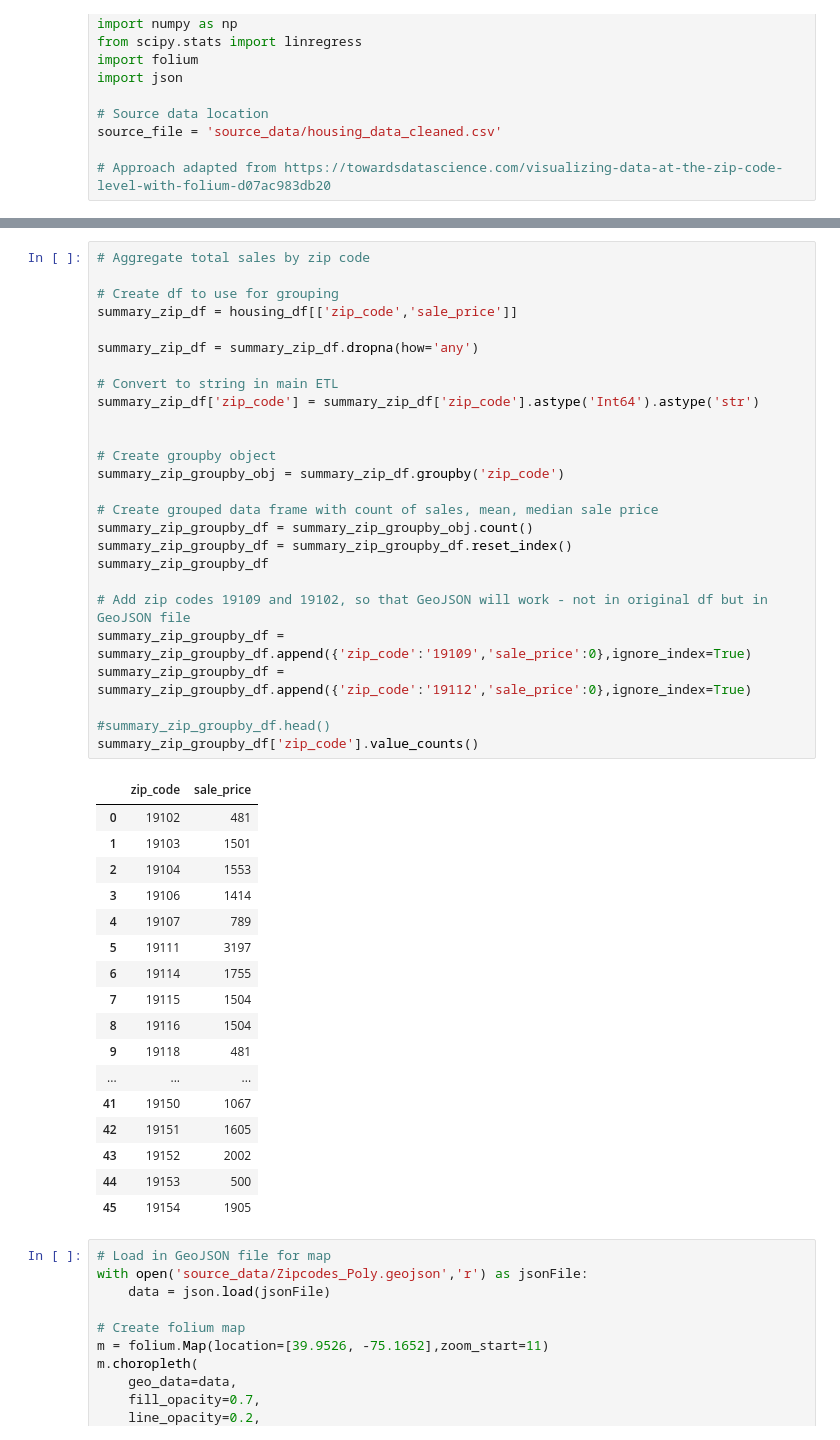
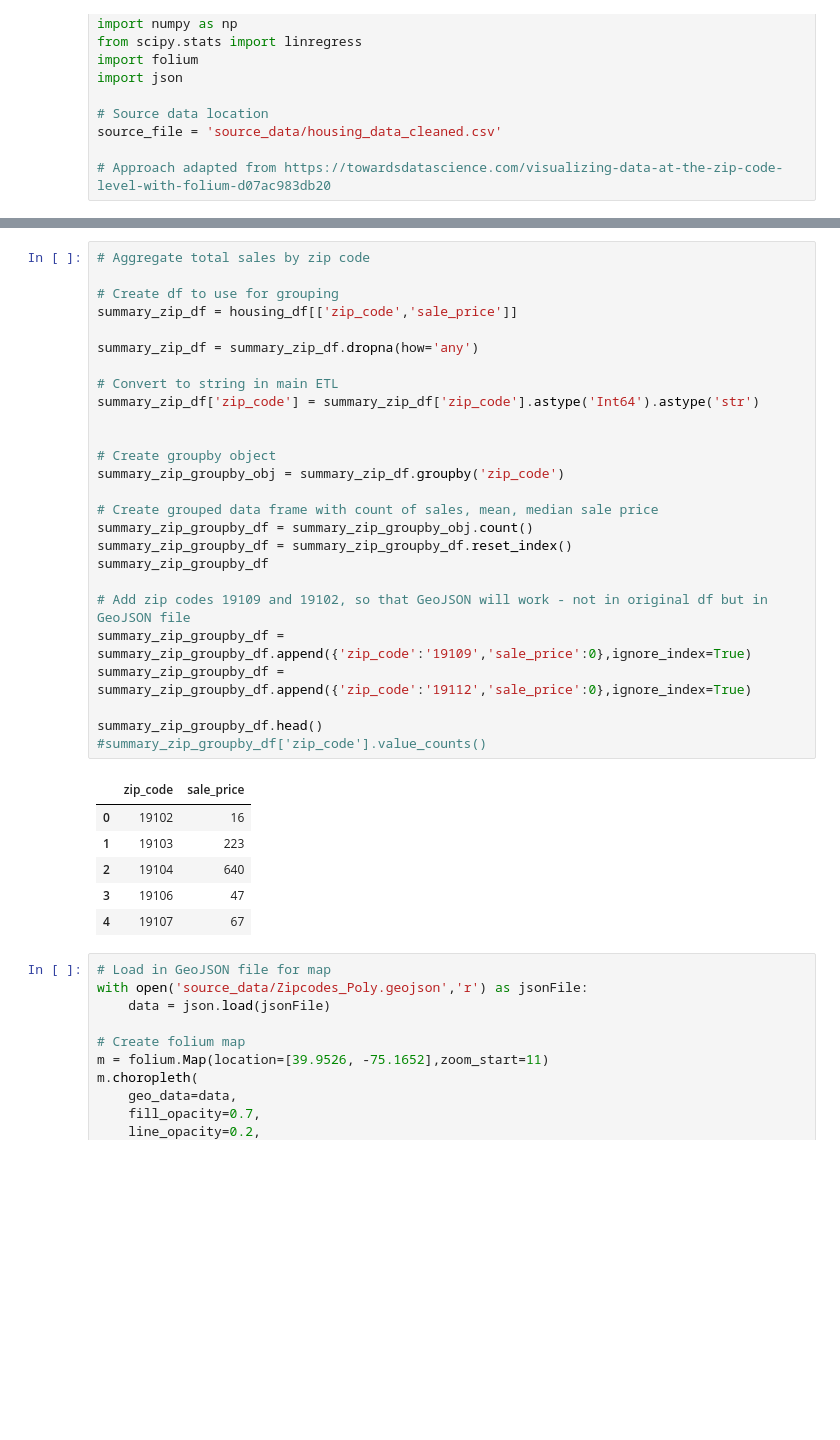
Before and after one commit to jeremybar32093/covid_recovery_analysis, a Jupyter notebook: Map.ipynb, the cells around one changed output, grey strips where cells are left out. Cells and saved outputs as stored; diff of their text form; blank space fills up the shorter version.

```diff
--- a/Map.ipynb
+++ b/Map.ipynb
@@ -28,47 +28,36 @@ housing_df.head()
 # %%
 # Aggregate total sales by zip code
 
 # Create df to use for grouping
 summary_zip_df = housing_df[['zip_code','sale_price']]
 
 summary_zip_df = summary_zip_df.dropna(how='any')
 
 # Convert to string in main ETL
 summary_zip_df['zip_code'] = summary_zip_df['zip_code'].astype('Int64').astype('str')
 
 
 # Create groupby object
 summary_zip_groupby_obj = summary_zip_df.groupby('zip_code')
 
 # Create grouped data frame with count of sales, mean, median sale price
 summary_zip_groupby_df = summary_zip_groupby_obj.count()
 summary_zip_groupby_df = summary_zip_groupby_df.reset_index()
 summary_zip_groupby_df
 
 # Add zip codes 19109 and 19102, so that GeoJSON will work - not in original df but in GeoJSON file
 summary_zip_groupby_df = summary_zip_groupby_df.append({'zip_code':'19109','sale_price':0},ignore_index=True)
 summary_zip_groupby_df = summary_zip_groupby_df.append({'zip_code':'19112','sale_price':0},ignore_index=True)
 
-#summary_zip_groupby_df.head()
-summary_zip_groupby_df['zip_code'].value_counts()
+summary_zip_groupby_df.head()
+#summary_zip_groupby_df['zip_code'].value_counts()
 # %% [output]
 |  | zip_code | sale_price |
-| 0 | 19102 | 481 |
-| 1 | 19103 | 1501 |
-| 2 | 19104 | 1553 |
-| 3 | 19106 | 1414 |
-| 4 | 19107 | 789 |
-| 5 | 19111 | 3197 |
-| 6 | 19114 | 1755 |
-| 7 | 19115 | 1504 |
-| 8 | 19116 | 1504 |
-| 9 | 19118 | 481 |
-| ... | ... | ... |
-| 41 | 19150 | 1067 |
-| 42 | 19151 | 1605 |
-| 43 | 19152 | 2002 |
-| 44 | 19153 | 500 |
-| 45 | 19154 | 1905 |
+| 0 | 19102 | 16 |
+| 1 | 19103 | 223 |
+| 2 | 19104 | 640 |
+| 3 | 19106 | 47 |
+| 4 | 19107 | 67 |
 # %%
 # Load in GeoJSON file for map
 with open('source_data/Zipcodes_Poly.geojson','r') as jsonFile:
```
Also changed, not shown: parts of 1 cell of this notebook, 3 other files.
